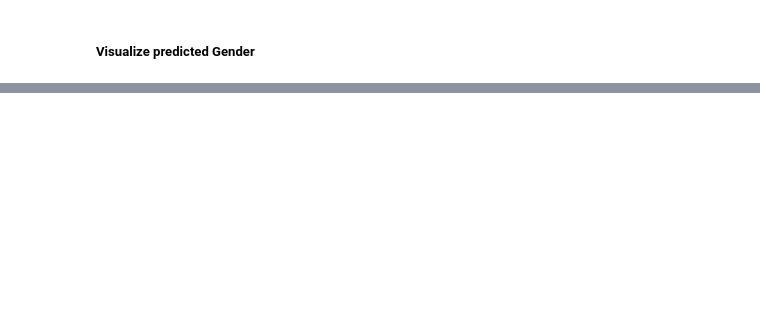
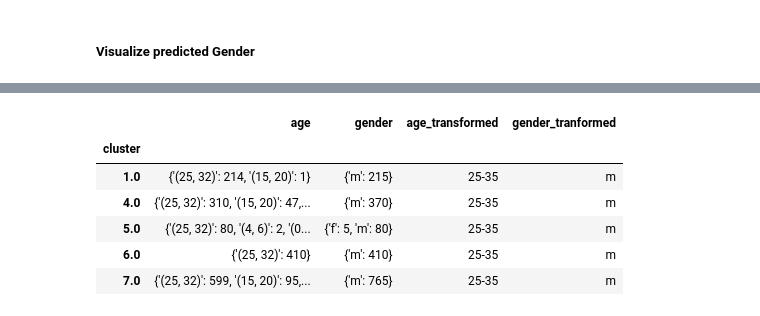
Before and after one commit to chichivica/juul, a Jupyter notebook: process/notebooks/0.1.3-rg-evaluate-juul-age-gender.ipynb, the cells around one changed output, grey strips where cells are left out. Cells and saved outputs as stored; diff of their text form; code cells hidden in the pictures; blank space fills up the shorter version.

```diff
--- a/process/notebooks/0.1.3-rg-evaluate-juul-age-gender.ipynb
+++ b/process/notebooks/0.1.3-rg-evaluate-juul-age-gender.ipynb
@@ -158,19 +308,0 @@ x.size(), x.mean(), y.size()
-# %%
-age_predictions = torch.zeros(len(juul_faces), len(age_cv), device=device)
-gender_predictions = torch.zeros(len(juul_faces), len(gender_cv), device=device)
-batch_num = 0
-with torch.no_grad():
-    for x,y in tqdm(juul_loader, desc='Batches'):
-        start = batch_num * BATCH_SIZE
-        end = min((batch_num + 1) * BATCH_SIZE, len(juul_faces))
-        # predict ages
-        for i,age_model in age_cv.items():
-            age_out = age_model(x.cuda())
-            _,y_pred_age = torch.max(age_out, dim=1)
-            age_predictions[start:end, i] = y_pred_age
-        # predict genders
-        for i,gender_model in gender_cv.items():
-            gender_out = gender_model(x.cuda())
-            y_pred_gender = torch.sigmoid(torch.squeeze(gender_out, dim=1)) > 0.5
-            gender_predictions[start:end, i] = y_pred_gender
-        batch_num += 1
@@ -267,0 +360,13 @@ plt.show()
+# %%
+grouped['age_transformed'] = grouped['age'].apply(lambda x: transform_age(x))
+grouped['gender_tranformed'] = grouped['gender'].apply(lambda x: transform_gender(x))
+# %%
+grouped.head()
+# %% [output]
+|  | age | gender | age_transformed | gender_tranformed |
+| cluster |  |  |  |  |
+| 1.0 | {'(25, 32)': 214, '(15, 20)': 1} | {'m': 215} | 25-35 | m |
+| 4.0 | {'(25, 32)': 310, '(15, 20)': 47,... | {'m': 370} | 25-35 | m |
+| 5.0 | {'(25, 32)': 80, '(4, 6)': 2, '(0... | {'f': 5, 'm': 80} | 25-35 | m |
+| 6.0 | {'(25, 32)': 410} | {'m': 410} | 25-35 | m |
+| 7.0 | {'(25, 32)': 599, '(15, 20)': 95,... | {'m': 765} | 25-35 | m |
```
Also changed, not shown: parts of 28 cells of this notebook, 10 other files.
